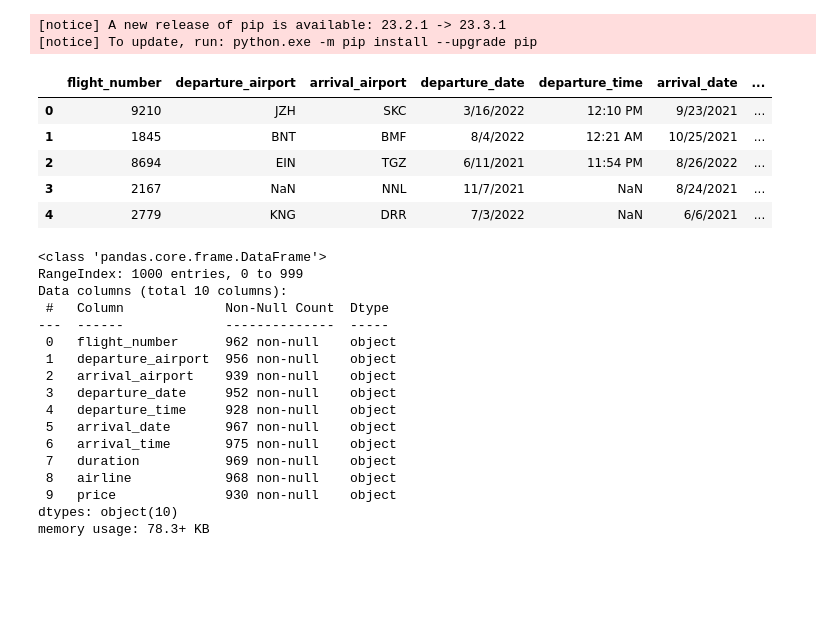
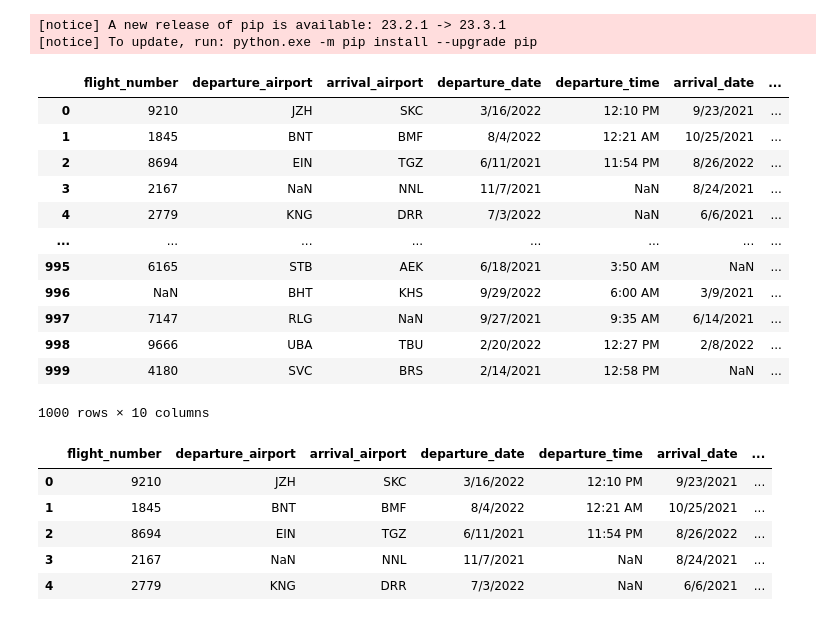
Before and after one commit to barbnrosa/trabalho-pandas, a Jupyter notebook: pandas.ipynb, the cells around one changed output. Saved outputs shown, nothing was run; the diff lists cells and outputs as text; code cells hidden in the pictures; blank space fills up the shorter version.

Commit message:
primeiro commit

```diff
--- a/pandas.ipynb
+++ b/pandas.ipynb
@@ -25,32 +25,28 @@ import pandas as pd
 # %%
 # Importando a base de dados
 dados = pd.read_csv('MOCK_DATA.csv', sep=',')
-dados.head()
+dados
 # %% [output]
 |  | flight_number | departure_airport | arrival_airport | departure_date | departure_time | arrival_date | ... |
 | 0 | 9210 | JZH | SKC | 3/16/2022 | 12:10 PM | 9/23/2021 | ... |
 | 1 | 1845 | BNT | BMF | 8/4/2022 | 12:21 AM | 10/25/2021 | ... |
 | 2 | 8694 | EIN | TGZ | 6/11/2021 | 11:54 PM | 8/26/2022 | ... |
 | 3 | 2167 | NaN | NNL | 11/7/2021 | NaN | 8/24/2021 | ... |
 | 4 | 2779 | KNG | DRR | 7/3/2022 | NaN | 6/6/2021 | ... |
+| ... | ... | ... | ... | ... | ... | ... | ... |
+| 995 | 6165 | STB | AEK | 6/18/2021 | 3:50 AM | NaN | ... |
+| 996 | NaN | BHT | KHS | 9/29/2022 | 6:00 AM | 3/9/2021 | ... |
+| 997 | 7147 | RLG | NaN | 9/27/2021 | 9:35 AM | 6/14/2021 | ... |
+| 998 | 9666 | UBA | TBU | 2/20/2022 | 12:27 PM | 2/8/2022 | ... |
+| 999 | 4180 | SVC | BRS | 2/14/2021 | 12:58 PM | NaN | ... |
+1000 rows × 10 columns
-# %%
-# Analisando as informações
-dados.info()
-# %% [output]
-<class 'pandas.core.frame.DataFrame'>
-RangeIndex: 1000 entries, 0 to 999
-Data columns (total 10 columns):
- #   Column             Non-Null Count  Dtype
----  ------             --------------  -----
- 0   flight_number      962 non-null    object
- 1   departure_airport  956 non-null    object
- 2   arrival_airport    939 non-null    object
- 3   departure_date     952 non-null    object
- 4   departure_time     928 non-null    object
- 5   arrival_date       967 non-null    object
- 6   arrival_time       975 non-null    object
- 7   duration           969 non-null    object
- 8   airline            968 non-null    object
- 9   price              930 non-null    object
-dtypes: object(10)
-memory usage: 78.3+ KB
+# %%
+# visualizando os 5 primeiros registros
+dados.head()
+# %% [output]
+|  | flight_number | departure_airport | arrival_airport | departure_date | departure_time | arrival_date | ... |
+| 0 | 9210 | JZH | SKC | 3/16/2022 | 12:10 PM | 9/23/2021 | ... |
+| 1 | 1845 | BNT | BMF | 8/4/2022 | 12:21 AM | 10/25/2021 | ... |
+| 2 | 8694 | EIN | TGZ | 6/11/2021 | 11:54 PM | 8/26/2022 | ... |
+| 3 | 2167 | NaN | NNL | 11/7/2021 | NaN | 8/24/2021 | ... |
+| 4 | 2779 | KNG | DRR | 7/3/2022 | NaN | 6/6/2021 | ... |
```
Also changed, not shown: parts of 13 cells of this notebook.
